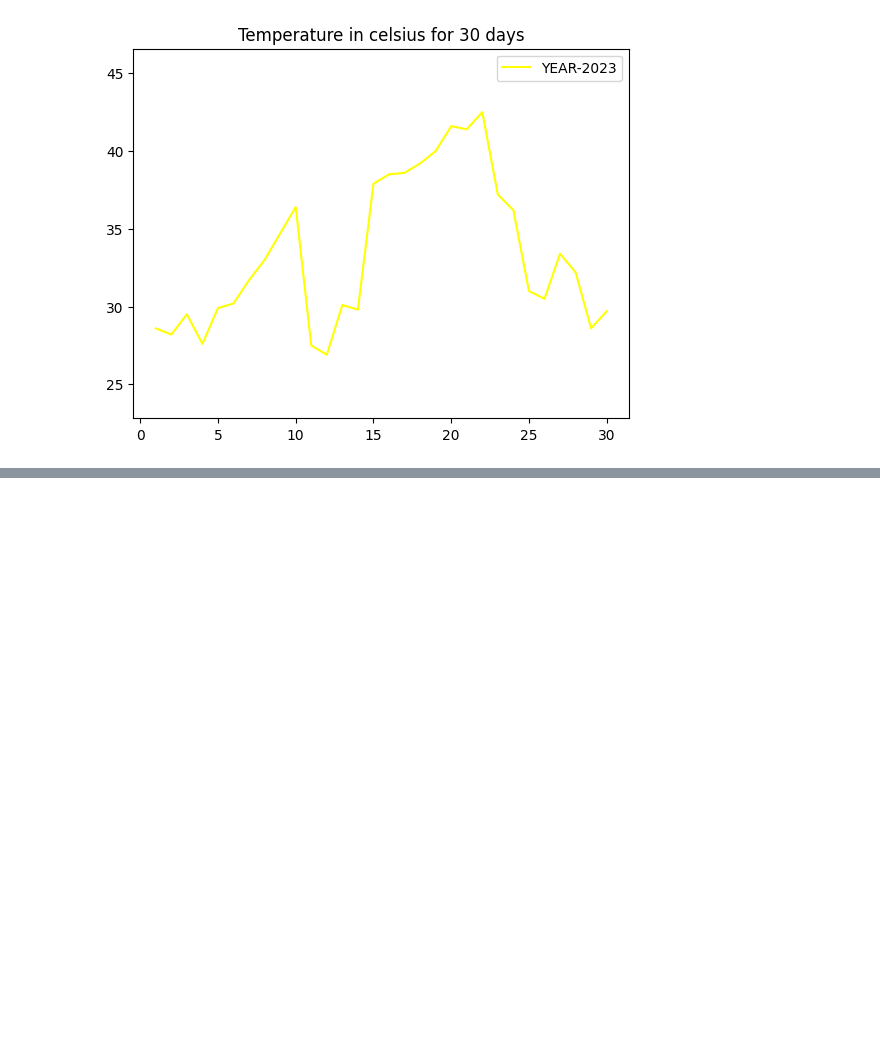
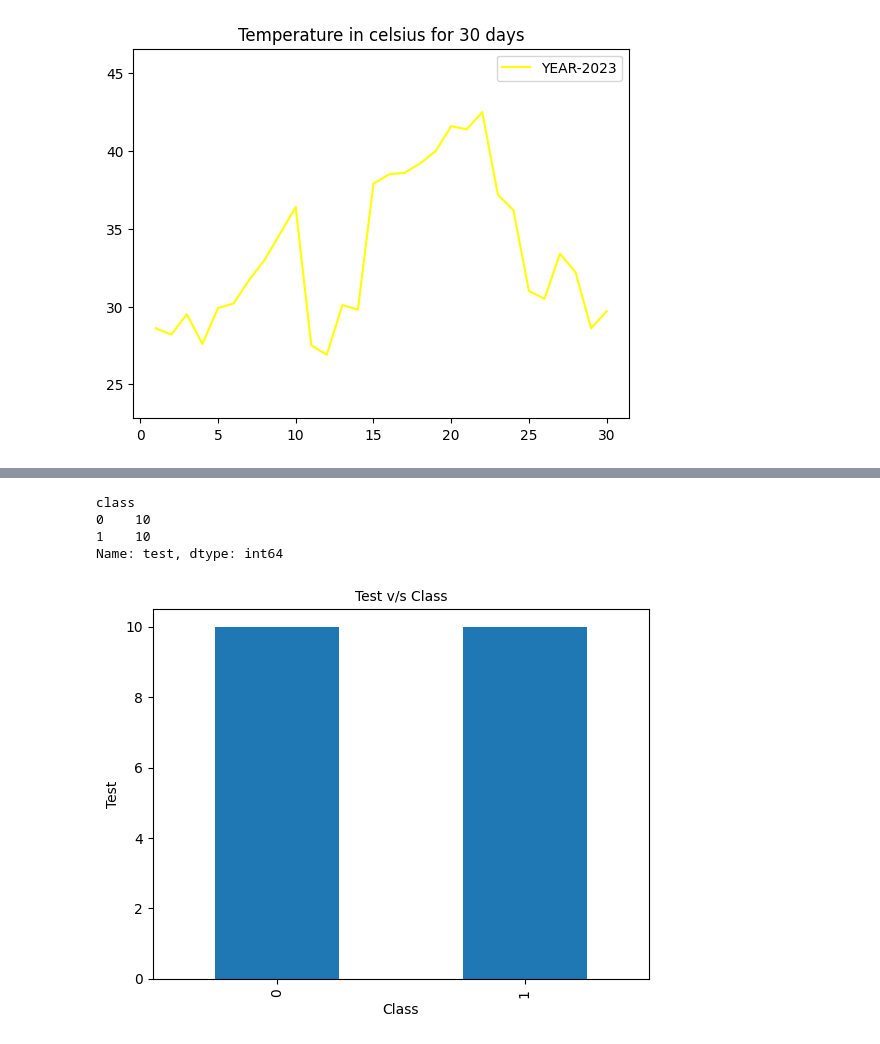
Before and after one commit to Suma-Mandru/base, a Jupyter notebook: Project.ipynb, the cells around one changed output, grey strips where cells are left out. Saved outputs shown, nothing was run; the diff lists cells and outputs as text; code cells hidden in the pictures; blank space fills up the shorter version.

```diff
--- a/Project.ipynb
+++ b/Project.ipynb
@@ -33,3 +33,14 @@ minimum temperature in given days:
 26.9
 number of days the temperature exceeded threshold is: 12
 [figure]
+# %%
+import pandas as pd
+import numpy as np
+import matplotlib.pyplot as plt
+from sklearn.model_selection import train_test_split as ttp
+from sklearn.metrics import classification_report
+import re #for data cleaning purpose
+import string
+#from sklearn.linear_model import LogisticRegression
+data_true=pd.read_csv("/content/true.csv")
+data_true.head()
@@ -35,0 +54,3 @@ number of days the temperature exceeded threshold is: 12
+# %%
+data_false=pd.read_csv("/content/false.csv")
+data_false.head()
@@ -35,0 +64,5 @@ number of days the temperature exceeded threshold is: 12
+# %%
+print(data_true.shape)
+print(data_false.shape)
+data_true["class"]=1
+data_false["class"]=0
@@ -35,0 +72,11 @@ number of days the temperature exceeded threshold is: 12
+# %%
+data_true_manual_testing = data_true.tail(10)
+for i in range(5,10,-1):
+  data_true.drop([i],axis=0, inplace=True)
+data_false_manual_testing = data_false.tail(10)
+for i in range(5,10,-1):
+  data_false.drop([i],axis=0, inplace=True)
+data_manual_testing = pd.concat([data_false_manual_testing,data_true_manual_testing], axis=0)
+data_manual_testing.to_csv("manual_testing.csv ")
+data_merge = pd.concat([data_false,data_true],axis=0)
+data_merge.head(10)
@@ -35,0 +95,13 @@ number of days the temperature exceeded threshold is: 12
+# %%
+print(data_merge.groupby(['class'])['test'].count())
+data_merge.groupby(['class'])['test'].count().plot(kind="bar")
+plt.title("Test v/s Class",size=10)
+plt.xlabel("Class",size=10)
+plt.ylabel("Test",size=10)
+plt.show()
+# %% [output]
+class
+0    10
+1    10
+Name: test, dtype: int64
+[figure, added]
```
Also changed, not shown: parts of 34 cells of this notebook.
